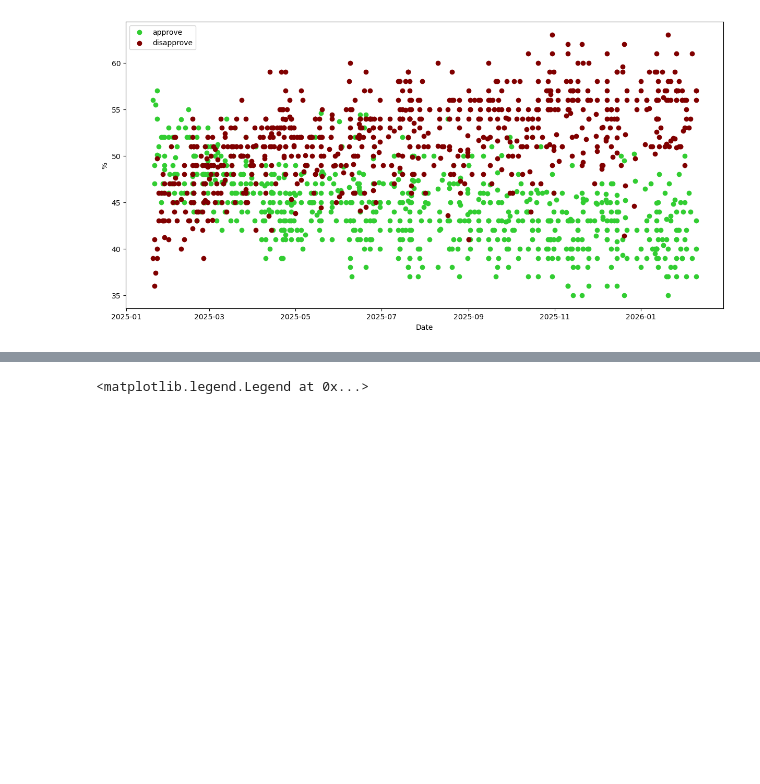
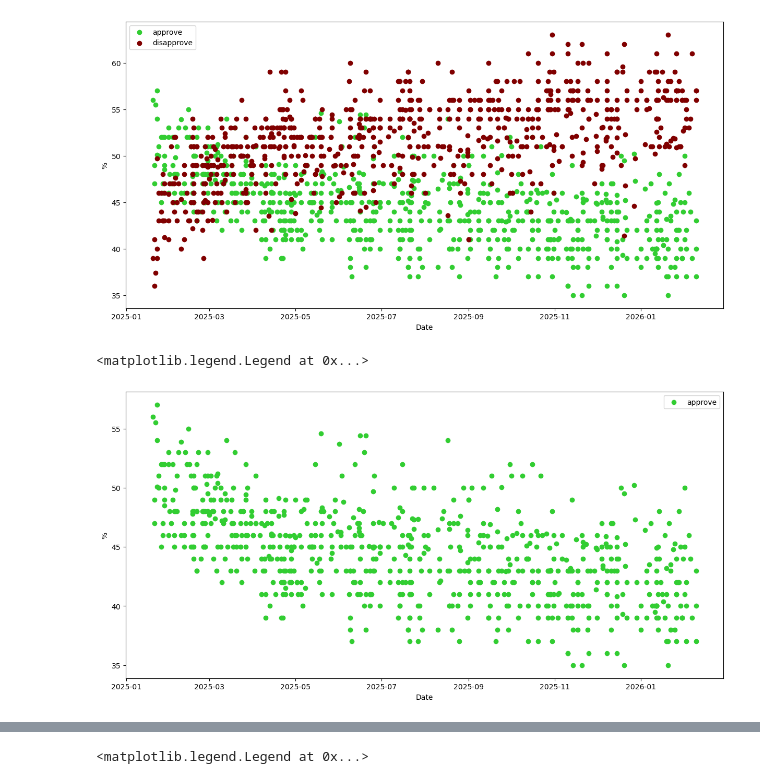
Before and after one commit to AriqRashid/election-signals, a Jupyter notebook: approval_dev.ipynb, the cells around one changed output, grey strips where cells are left out. Cells and saved outputs as stored; diff of their text form; code cells hidden in the pictures; blank space fills up the shorter version.

```diff
--- a/approval_dev.ipynb
+++ b/approval_dev.ipynb
@@ -8,7 +9,7 @@ import plotly.express as px
 # %% [markdown]
 # Importing and Cleaning the Data
 # %%
-df = pd.read_csv('Data/nyt_president.csv')
+df = pd.read_csv('website/Data/nyt_president.csv')
 # %%
 df.head()
 # %% [output]
@@ -116,3 +117,12 @@ ax.legend()
 # %% [output]
 <matplotlib.legend.Legend at 0x...>
 [figure]
+# %%
+fig, ax = plt.subplots(figsize=(12,6), layout='constrained')
+ax.scatter(df_two['end_date'], df_two['yes'], label='approve', c='limegreen')
+ax.set_xlabel('Date')
+ax.set_ylabel('%')
+ax.legend()
+# %% [output]
+<matplotlib.legend.Legend at 0x...>
+[figure, added]
```
Also changed, not shown: parts of 8 cells of this notebook.
